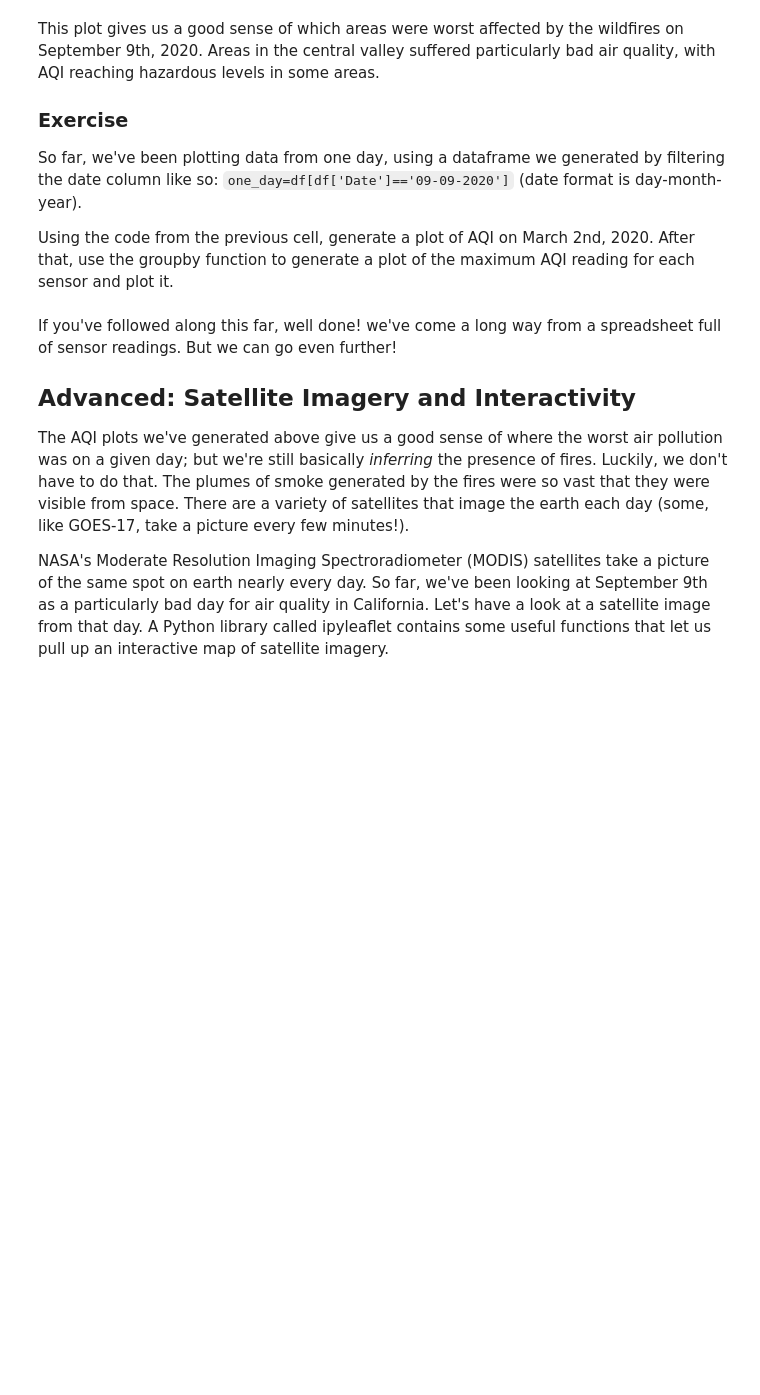
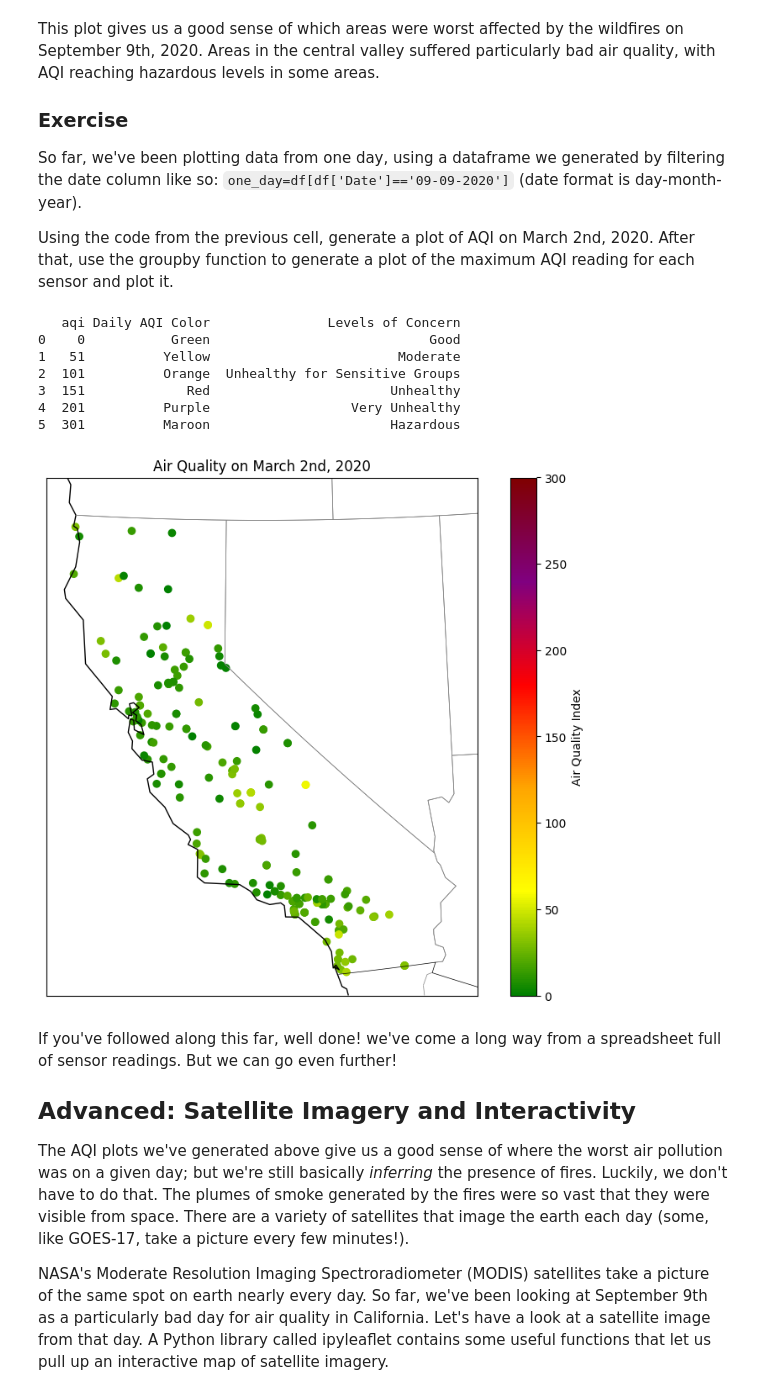
Before and after one commit to KellyLuo123/QM2-1, a Jupyter notebook: w03_spatial_data.ipynb, the cells around one changed output. Saved outputs shown, nothing was run; the diff lists cells and outputs as text; code cells hidden in the pictures; blank space fills up the shorter version.

```diff
--- a/w03_spatial_data.ipynb
+++ b/w03_spatial_data.ipynb
@@ -362,6 +417,47 @@ This plot gives us a good sense of which areas were worst affected by the wildfi
 So far, we've been plotting data from one day, using a dataframe we generated by filtering the date column like so: `one_day=df[df['Date']=='09-09-2020']` (date format is day-month-year).
 
 Using the code from the previous cell, generate a plot of AQI on March 2nd, 2020. After that, use the groupby function to generate a plot of the maximum AQI reading for each sensor and plot it.
+# %%
+date = '02-03-2020'
+
+one_day = df[df['Date'] == date]
+
+map = Basemap(projection='lcc', resolution='l',
+              lat_0=37.5, lon_0=-119,
+              width=1E6, height=1.2E6)
+
+map.drawcoastlines(color='black')
+map.drawcountries(color='black')
+map.drawstates(color='gray')
+
+colors=pd.read_html('https://www.airnow.gov/aqi/aqi-basics/')[0]
+
+colors['aqi']=colors['Values of Index'].str.split(' ').str[0].astype(int)
+
+print(colors[['aqi','Daily AQI Color','Levels of Concern']])
+
+aqi_colors=matplotlib.colors.LinearSegmentedColormap.from_list(colors['aqi'],colors['Daily AQI Color'])
+
+map.scatter(
+    one_day['longitude'],
+    one_day['latitude'],
+    latlon=True,
+    c=one_day['AQI'],
+    cmap=aqi_colors,
+    vmin=0, vmax=300)
+
+plt.title('Air Quality on March 2nd, 2020')
+plt.colorbar(label='Air Quality Index')
+plt.show()
+# %% [output]
+   aqi Daily AQI Color               Levels of Concern
+0    0           Green                            Good
+1   51          Yellow                        Moderate
+2  101          Orange  Unhealthy for Sensitive Groups
+3  151             Red                       Unhealthy
+4  201          Purple                  Very Unhealthy
+5  301          Maroon                       Hazardous
+[figure, added]
 # %% [markdown]
 If you've followed along this far, well done! we've come a long way from a spreadsheet full of sensor readings. But we can go even further!
 
```
Also changed, not shown: parts of 13 cells of this notebook.
